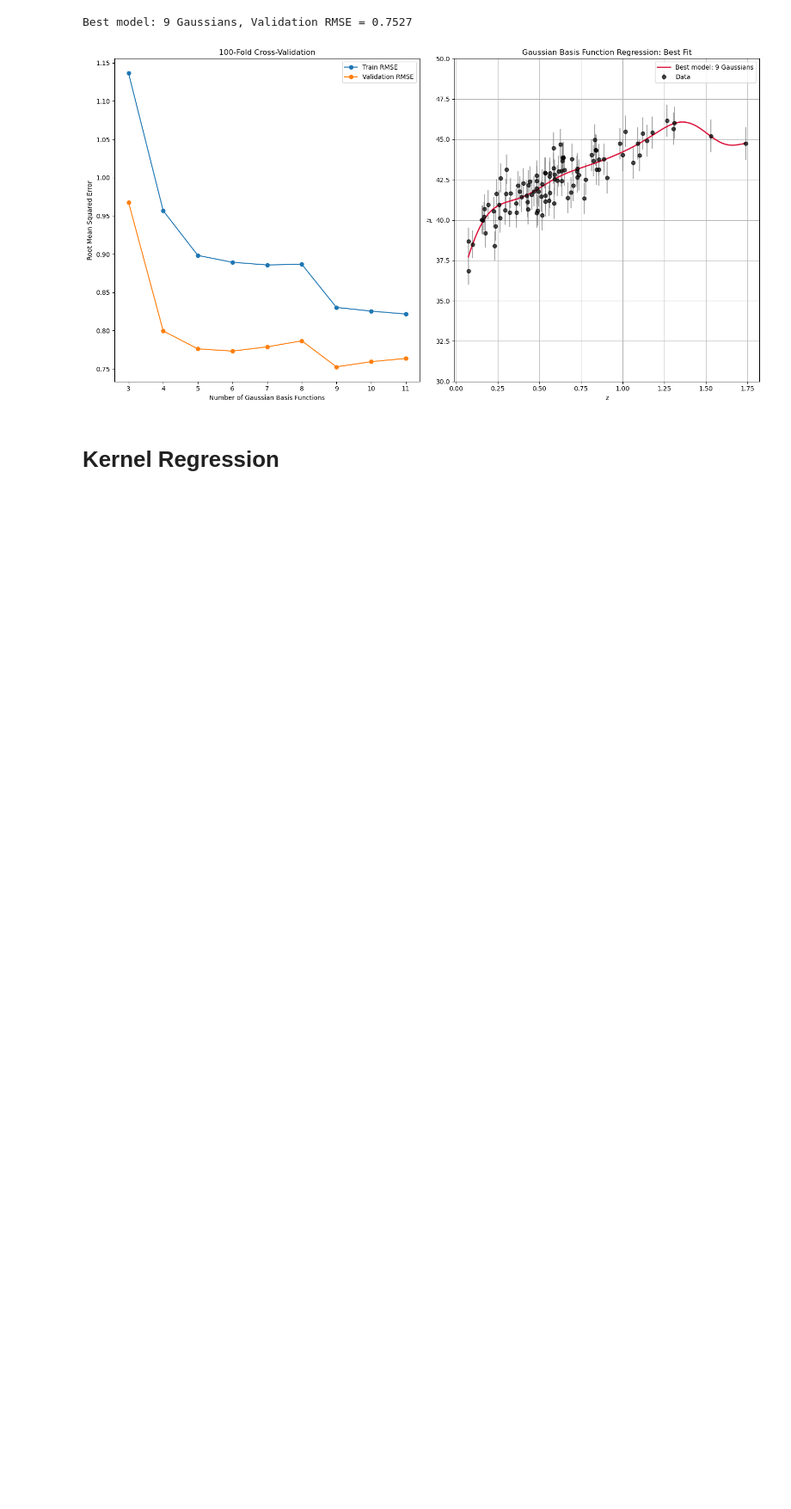
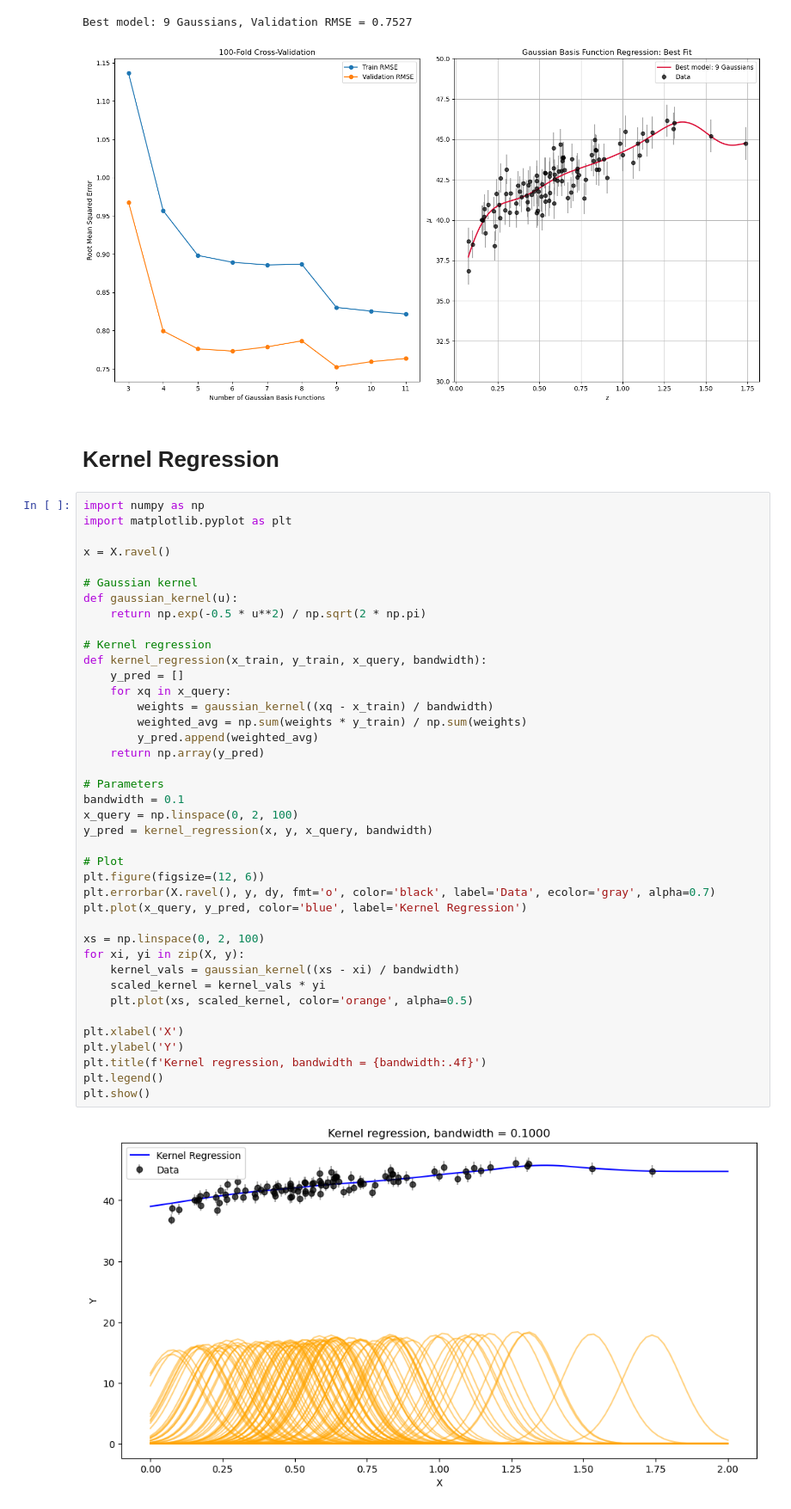
Before and after one commit to robertoinfurna/astrostatistics_bicocca_2024, a Jupyter notebook: working/16_Supernova_distances_and_redshifts.ipynb, the cells around one changed output. Shown at 86% size. Saved outputs shown, nothing was run; the diff lists cells and outputs as text; blank space fills up the shorter version.

```diff
--- a/working/16_Supernova_distances_and_redshifts.ipynb
+++ b/working/16_Supernova_distances_and_redshifts.ipynb
@@ -503,3 +523,45 @@ Best model: 9 Gaussians, Validation RMSE = 0.7527
 [figure]
 # %% [markdown]
 # Kernel Regression
+# %%
+import numpy as np
+import matplotlib.pyplot as plt
+
+x = X.ravel()
+
+# Gaussian kernel
+def gaussian_kernel(u):
+    return np.exp(-0.5 * u**2) / np.sqrt(2 * np.pi)
+
+# Kernel regression
+def kernel_regression(x_train, y_train, x_query, bandwidth):
+    y_pred = []
+    for xq in x_query:
+        weights = gaussian_kernel((xq - x_train) / bandwidth)
+        weighted_avg = np.sum(weights * y_train) / np.sum(weights)
+        y_pred.append(weighted_avg)
+    return np.array(y_pred)
+
+# Parameters
+bandwidth = 0.1
+x_query = np.linspace(0, 2, 100)
+y_pred = kernel_regression(x, y, x_query, bandwidth)
+
+# Plot
+plt.figure(figsize=(12, 6))
+plt.errorbar(X.ravel(), y, dy, fmt='o', color='black', label='Data', ecolor='gray', alpha=0.7)
+plt.plot(x_query, y_pred, color='blue', label='Kernel Regression')
+
+xs = np.linspace(0, 2, 100)
+for xi, yi in zip(X, y):
+    kernel_vals = gaussian_kernel((xs - xi) / bandwidth)
+    scaled_kernel = kernel_vals * yi
+    plt.plot(xs, scaled_kernel, color='orange', alpha=0.5)
+
+plt.xlabel('X')
+plt.ylabel('Y')
+plt.title(f'Kernel regression, bandwidth = {bandwidth:.4f}')
+plt.legend()
+plt.show()
+# %% [output]
+[figure, added]
```
Also changed, not shown: parts of 6 cells of this notebook.
